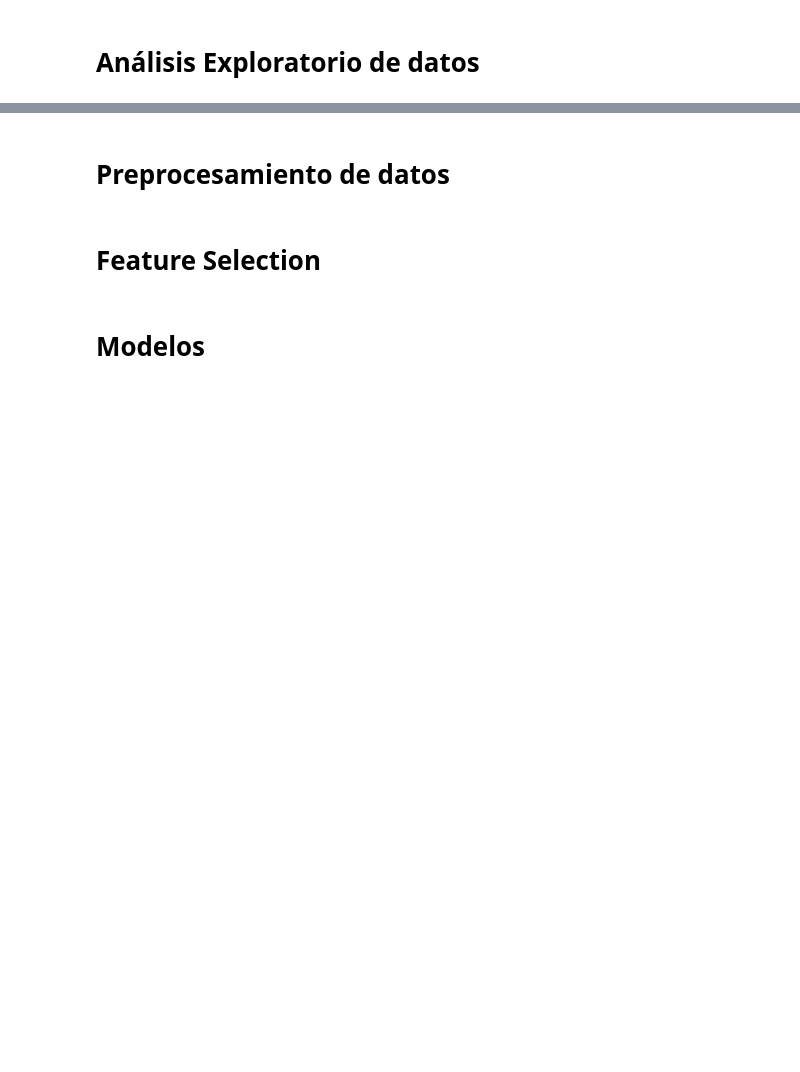
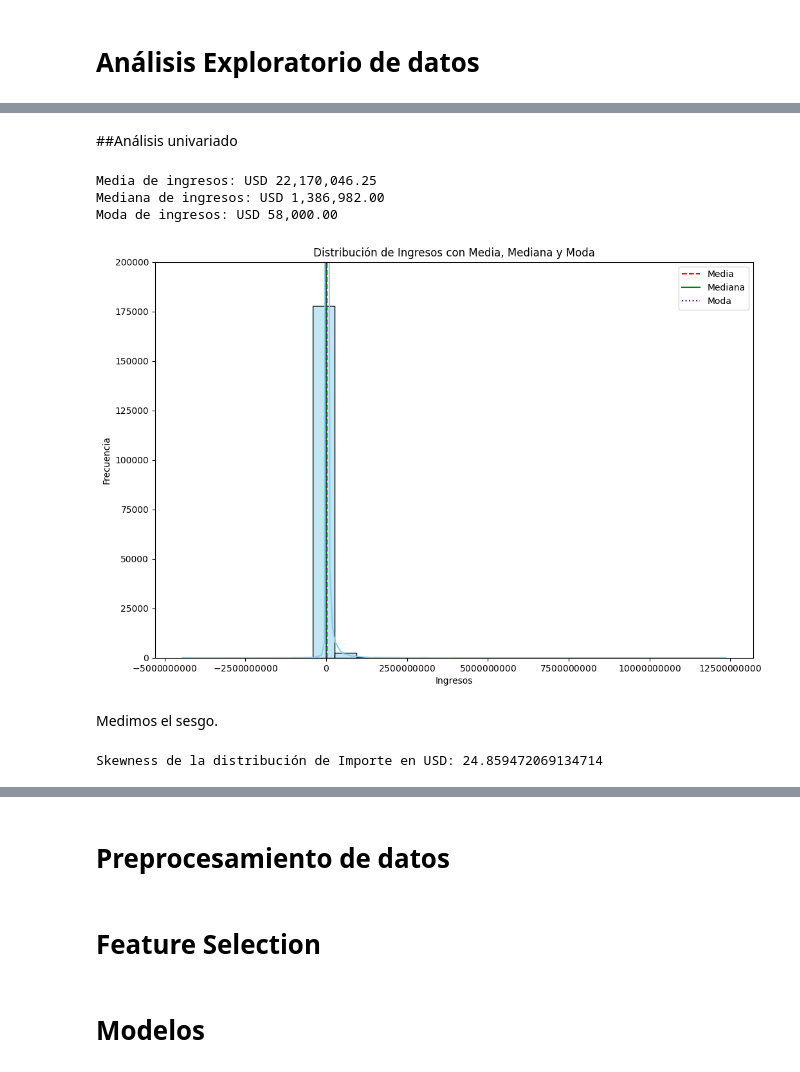
Before and after one commit to 1fac/mi_proyecto_git_61680, a Jupyter notebook: Mi_proyecto_61680.ipynb, the cells around one changed output, grey strips where cells are left out. Cells and saved outputs as stored; diff of their text form; code cells hidden in the pictures; blank space fills up the shorter version.

```diff
--- a/Mi_proyecto_61680.ipynb
+++ b/Mi_proyecto_61680.ipynb
@@ -396,0 +815,32 @@ df_comp_orig.sample(10)
+# %% [markdown]
+##Análisis univariado
+# %%
+media_ingresos = Facturación['Impte.valor.ML2'].mean()
+mediana_ingresos = Facturación['Impte.valor.ML2'].median()
+moda_ingresos = Facturación['Impte.valor.ML2'].mode()[0]
+print("Media de ingresos: USD {:,.2f}".format(media_ingresos))
+print("Mediana de ingresos: USD {:,.2f}".format(mediana_ingresos))
+print("Moda de ingresos: USD {:,.2f}".format(moda_ingresos))
+# %% [output]
+Media de ingresos: USD 22,170,046.25
+Mediana de ingresos: USD 1,386,982.00
+Moda de ingresos: USD 58,000.00
+# %%
+plt.figure(figsize=(12, 8))
+sns.histplot(Facturación['Impte.valor.ML2'], kde=True, color='skyblue', bins=25)
+plt.axvline(media_ingresos, color='red', linestyle='--', label='Media')
+plt.axvline(mediana_ingresos, color='green', linestyle='-', label='Mediana')
+plt.axvline(moda_ingresos, color='purple', linestyle=':', label='Moda')
+plt.xlabel('Ingresos')
+plt.ylabel('Frecuencia')
+plt.legend()
+plt.title('Distribución de Ingresos con Media, Mediana y Moda')
+plt.ylim(0, 200000)
+ax = plt.gca()
+ax.xaxis.set_major_formatter(ScalarFormatter(useMathText=True))
+ax.ticklabel_format(useOffset=False, style='plain', axis='x')
+plt.show()
+# %% [output]
+[figure, added]
+# %% [markdown]
+Medimos el sesgo.
@@ -396,0 +849,4 @@ df_comp_orig.sample(10)
+# %%
+print("Skewness de la distribución de Importe en USD:", sesgo_Impte_valor_ML2)
+# %% [output]
+Skewness de la distribución de Importe en USD: 24.859472069134714
```
Also changed, not shown: parts of 96 cells of this notebook.
